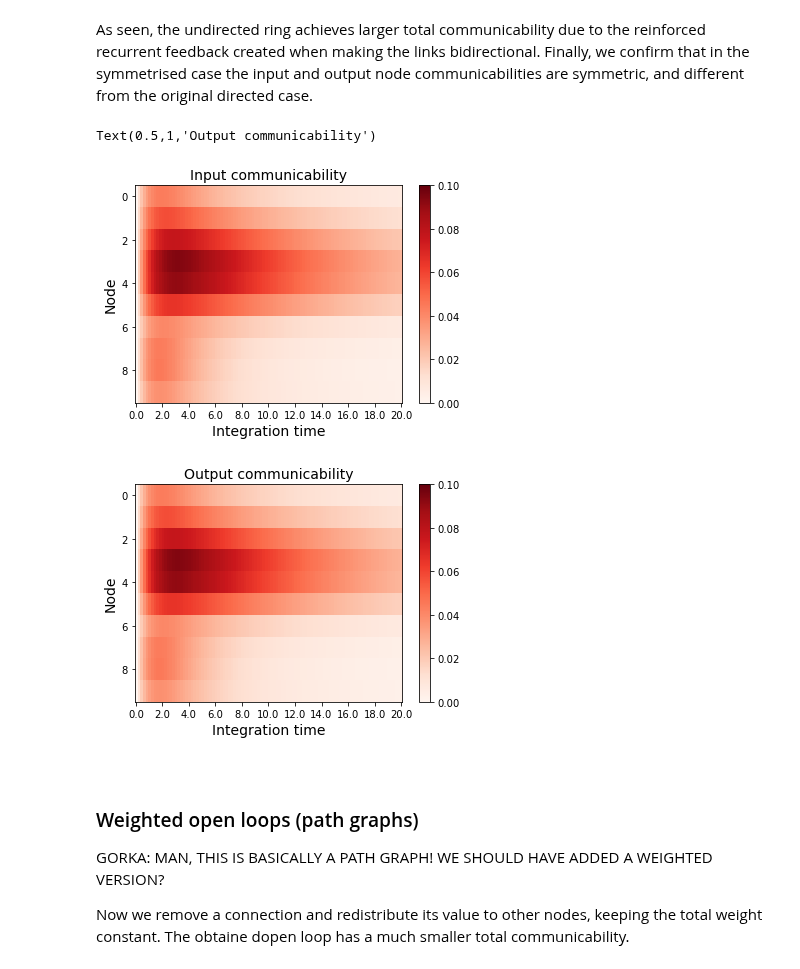
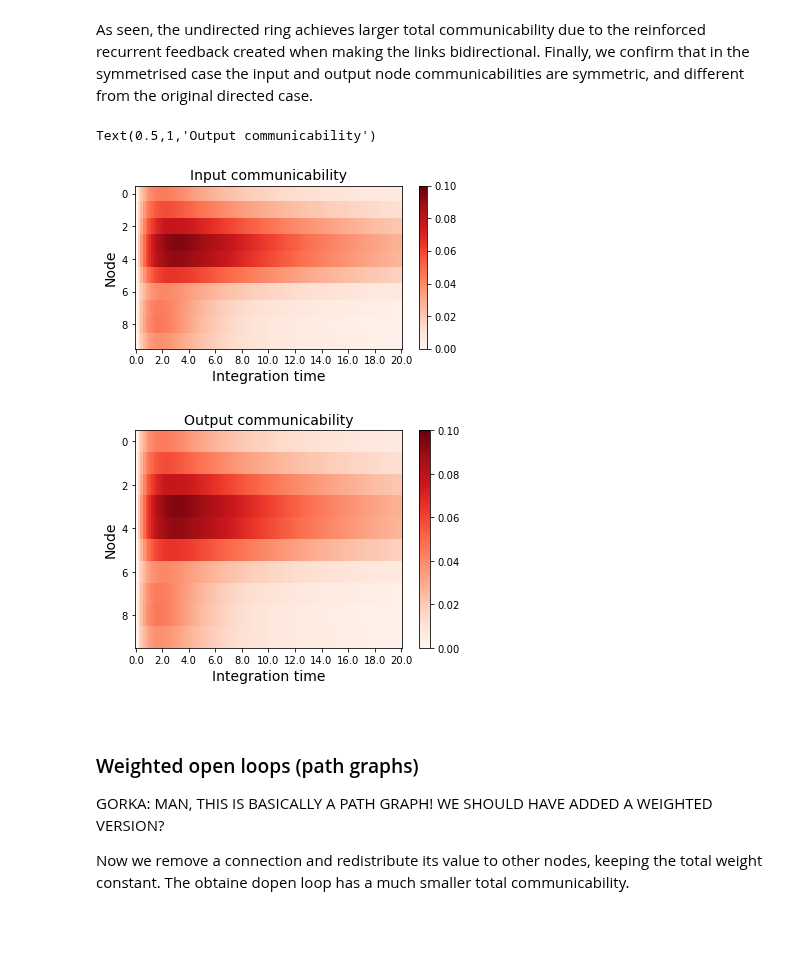
Before and after one commit to mb-BCA/NetDynFlow, a Jupyter notebook: Examples/Tutorial_1_Basics.ipynb, the cells around one changed output. Cells and saved outputs as stored; diff of their text form; code cells hidden in the pictures; blank space fills up the shorter version.

```diff
--- a/Examples/Tutorial_1_Basics.ipynb
+++ b/Examples/Tutorial_1_Basics.ipynb
@@ -566,32 +566,32 @@ Finally, we confirm that in the symmetrised case the input and output node commu
 # %%
 # Calculate the communicabilities for each node, over integration time
 # Use the generic function to estimate node-wise averages from the time-flow tensor
 in_dcsym, out_dcsym = ndf.NodeEvolution(dc_sym)
 
 # Visualise the in-/out-communicabilities as an image
 xtick_idx = np.arange(0,nsteps+1,10)
 xtick_labs = tpoints[xtick_idx]
 
 # Plot the input communicabilities
-plt.figure()
+plt.figure(figsize=(8,3))
 plt.imshow(in_dcsym.T, aspect='auto', cmap='Reds', vmin=0, vmax=0.1)
 plt.xticks(xtick_idx, xtick_labs)
 plt.xlabel('Integration time',fontsize=14)
 plt.ylabel('Node', fontsize=14)
 plt.colorbar()
 plt.title('Input communicability', fontsize=14)
 
 # Plot the output communicabilities
-plt.figure()
+plt.figure(figsize=(8,3))
 plt.imshow(out_dcsym.T, aspect='auto', cmap='Reds', vmin=0, vmax=0.1)
 plt.xticks(xtick_idx, xtick_labs)
 plt.xlabel('Integration time', fontsize=14)
 plt.ylabel('Node',fontsize=14)
 plt.colorbar()
 plt.title('Output communicability', fontsize=14)
 # %% [output]
 Text(0.5,1,'Output communicability')
-[figure, old version]
+[figure, new version]
 [figure]
 # %% [markdown]
 <br>
```
Also changed, not shown: parts of 1 cell of this notebook.
